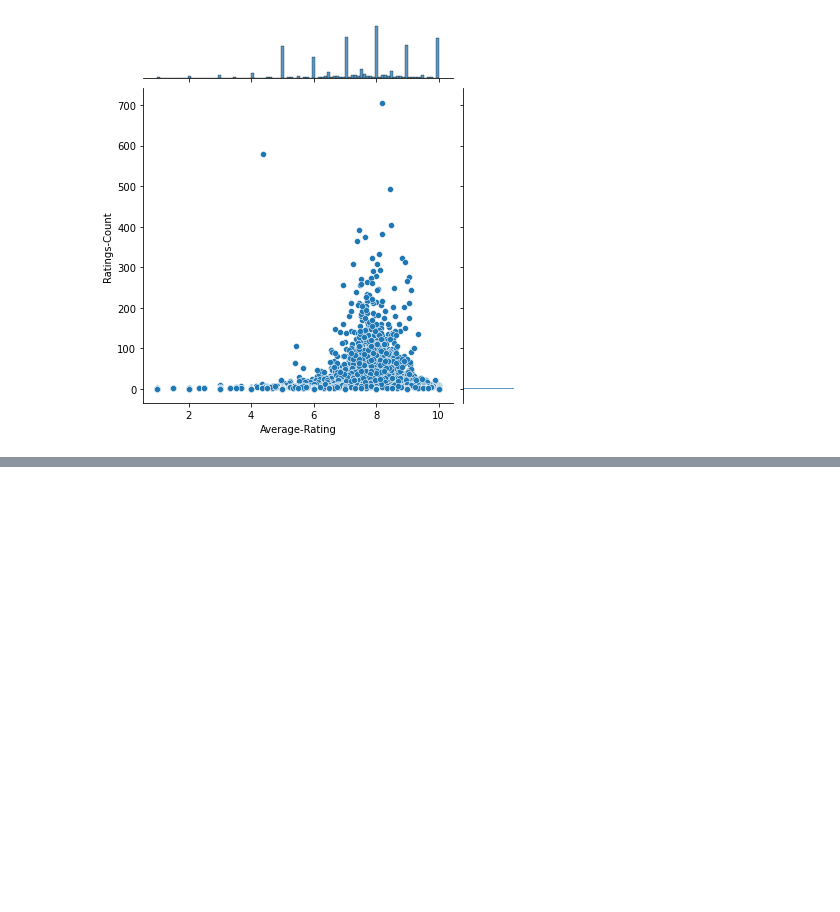
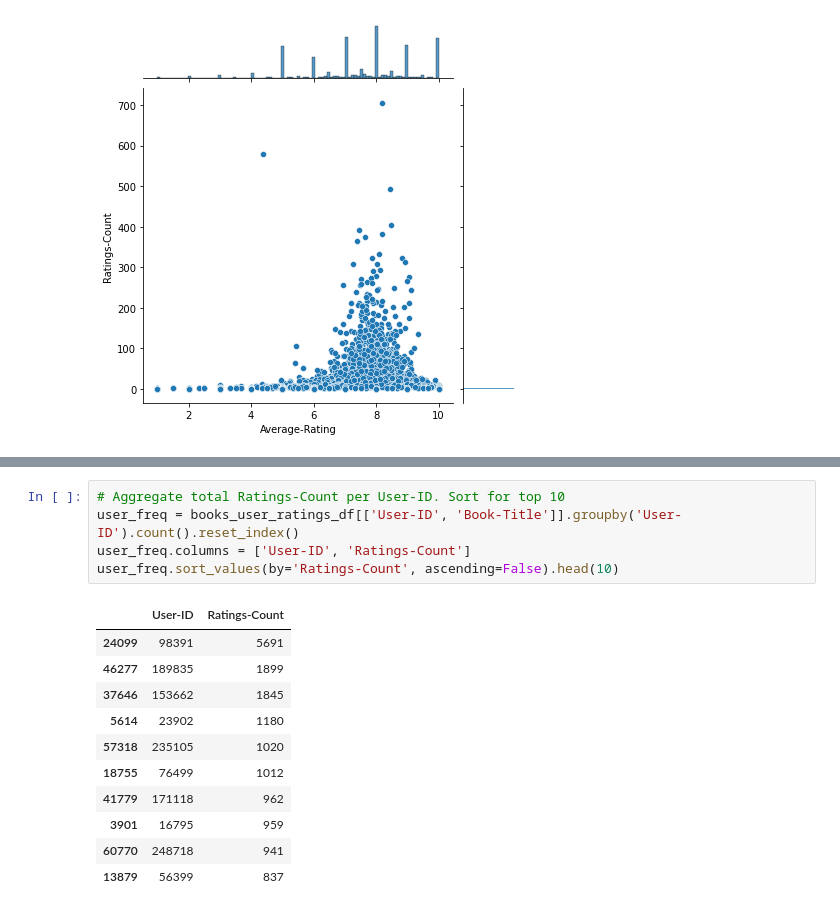
Before and after one commit to tyedem/Books-Recommendation-System, a Jupyter notebook: recommendations.ipynb, the cells around one changed output, grey strips where cells are left out. Drawn from its saved outputs; the diff is of its cells as text; blank space fills up the shorter version.

```diff
--- a/recommendations.ipynb
+++ b/recommendations.ipynb
@@ -192,0 +193,17 @@ books_user_ratings_df['Book-Title'].isin(['Brave New World']).sum()
+# %%
+# Aggregate total Ratings-Count per User-ID. Sort for top 10
+user_freq = books_user_ratings_df[['User-ID', 'Book-Title']].groupby('User-ID').count().reset_index()
+user_freq.columns = ['User-ID', 'Ratings-Count']
+user_freq.sort_values(by='Ratings-Count', ascending=False).head(10)
+# %% [output]
+|  | User-ID | Ratings-Count |
+| 24099 | 98391 | 5691 |
+| 46277 | 189835 | 1899 |
+| 37646 | 153662 | 1845 |
+| 5614 | 23902 | 1180 |
+| 57318 | 235105 | 1020 |
+| 18755 | 76499 | 1012 |
+| 41779 | 171118 | 962 |
+| 3901 | 16795 | 959 |
+| 60770 | 248718 | 941 |
+| 13879 | 56399 | 837 |
```
Also changed, not shown: parts of 32 cells of this notebook.
